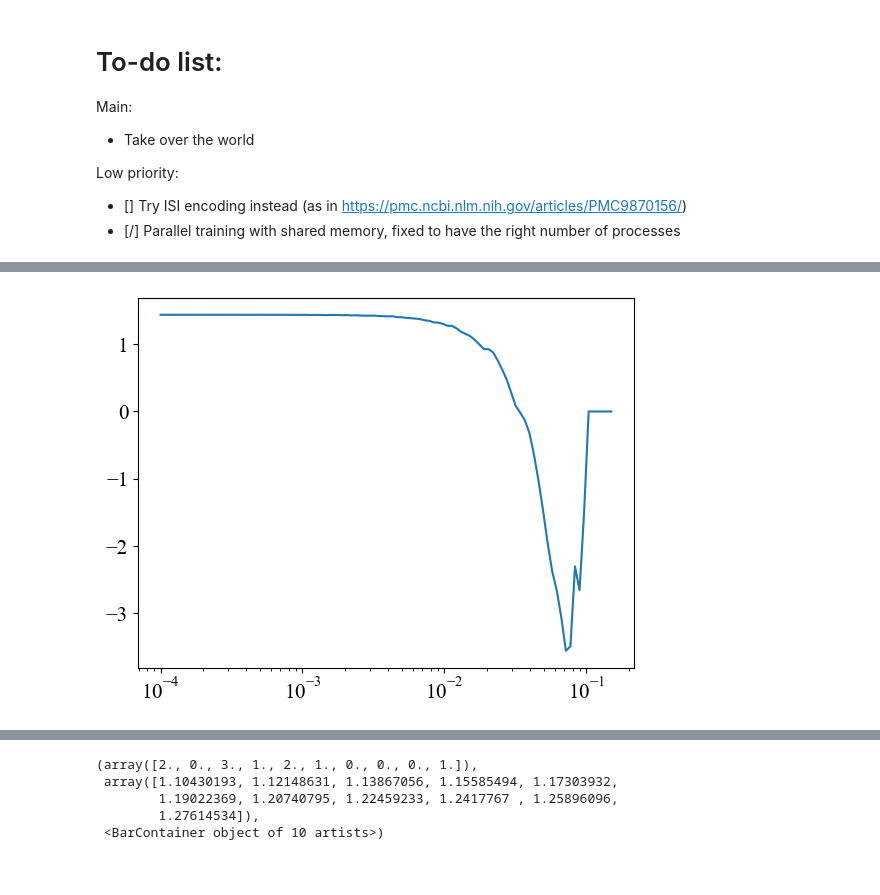
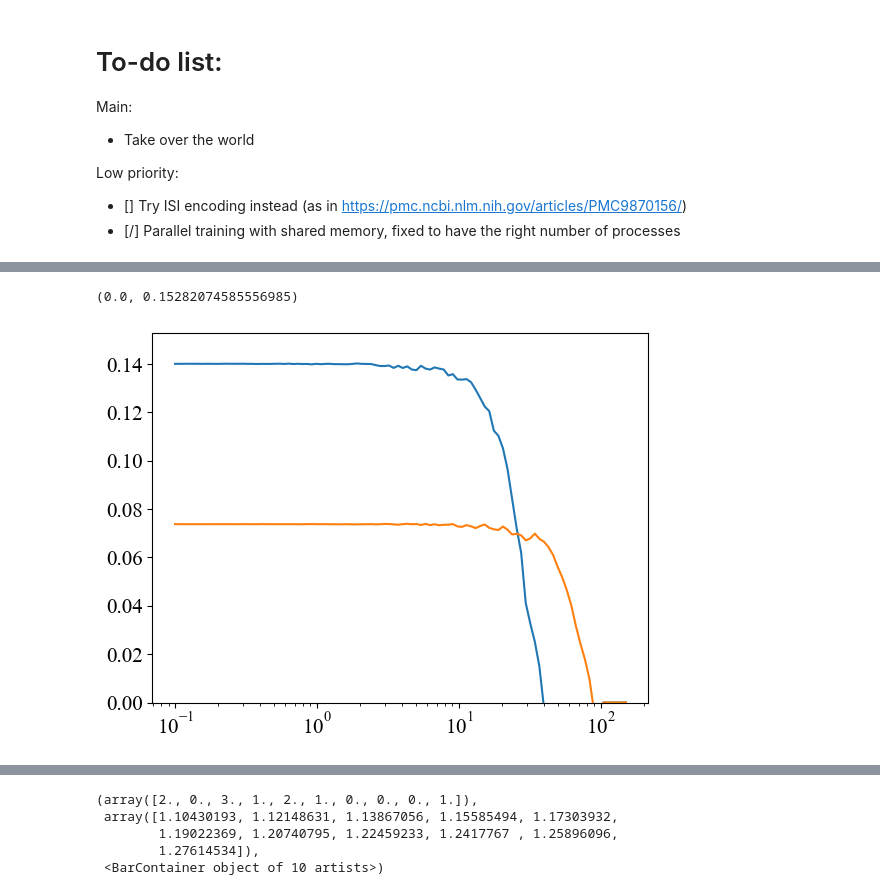
Before and after one commit to LeoJW/VNCMPanalysis, a Jupyter notebook: eslam_MI/Mothy_MI.ipynb, the cells around one changed output, grey strips where cells are left out. Drawn from its saved outputs; the diff is of its cells as text; code cells hidden in the pictures.

Commit message:
quick run to test no spike, ISI

```diff
--- a/eslam_MI/Mothy_MI.ipynb
+++ b/eslam_MI/Mothy_MI.ipynb
@@ -72,32 +72,9 @@ Low priority:
 - [] Try ISI encoding instead (as in https://pmc.ncbi.nlm.nih.gov/articles/PMC9870156/)
 - [/] Parallel training with shared memory, fixed to have the right number of processes
 # %%
-# params = {
-#     # Optimizer parameters (for training)
-#     'epochs': 250,
-#     'window_size': 1.0,
-#     'batch_size': 512, # Number of windows estimator processes at any time
-#     'learning_rate': 5e-3,
-#     'patience': 50,
-#     'min_delta': 0.001,
-#     'eps': 1e-8, # Use 1e-4 if dtypes are float16, 1e-8 for float32 works okay
-#     'train_fraction': 0.95,
-#     'n_test_set_blocks': 5, # Number of contiguous blocks of data to dedicate to test set
-#     'model_cache_dir': model_cache_dir,
-#     # Critic parameters for the estimator
-#     'model_func': DSIB, # DSIB or DVSIB
-#     'layers': 3,
-#     'hidden_dim': 32,#512,
-#     'activation': nn.LeakyReLU, #nn.Softplus
-#     'embed_dim': 6,
-#     'beta': 512, # Just used in DVSIB
-#     'estimator': 'infonce', # Estimator: infonce or smile_5. See estimators.py for all options
-#     'mode': 'sep', # Almost always we'll use separable
-#     'max_n_batches': 256, # If input has more than this many batches, encoder runs are split up for memory management
-# }
 params = {
     # Optimizer parameters (for training)
-    'epochs': 250,
+    'epochs': 300,
     'window_size': 0.05,
     'batch_size': 256, # Number of windows estimator processes at any time
     'learning_rate': 5e-3,
@@ -106,31 +83,39 @@ params = {
     'eps': 1e-8, # Use 1e-4 if dtypes are float16, 1e-8 for float32 works okay
     'train_fraction': 0.95,
     'n_test_set_blocks': 5, # Number of contiguous blocks of data to dedicate to test set
+    'epochs_till_max_shift': 0, # Number of epochs until random shifting is at max
     'model_cache_dir': model_cache_dir,
     # Critic parameters for the estimator
     'model_func': DSIB, # DSIB or DVSIB
+    'activation': nn.LeakyReLU,
     'layers': 3,
-    'hidden_dim': 32,
-    'activation': nn.LeakyReLU,
+    'hidden_dim': 64,
     'embed_dim': 6,
     'beta': 512, # Just used in DVSIB
     'estimator': 'infonce', # Estimator: infonce or smile_5. See estimators.py for all options
     'mode': 'sep', # Almost always we'll use separable
     'max_n_batches': 256, # If input has more than this many batches, encoder runs are split up for memory management
 }
+precision_levels = np.hstack((0, np.logspace(np.log10(0.0001), np.log10(0.15), 100)))
 
-ds = TimeWindowDataset(os.path.join(data_dir, '2025-03-11'), window_size=params['window_size'], neuron_label_filter=1)#, select_x=[10])
-
+# ISI
+ds = TimeWindowDataset(os.path.join(data_dir, '2025-03-11'), window_size=params['window_size'], neuron_label_filter=1, use_ISI=True, select_x=[10])
 this_params = {**params, 'X_dim': ds.X.shape[1] * ds.X.shape[2], 'Y_dim': ds.Y.shape[1] * ds.Y.shape[2]}
-
-# subset_times = np.array([ds.window_times[(ds.window_times.shape[0] // 2)], ds.window_times[-1]])
-
-precision_levels = np.hstack((0, np.logspace(np.log10(0.0001), np.log10(0.15), 100)))
 
 mis_test, train_id = train_model_no_eval(ds, this_params)
 model = retrieve_best_model(mis_test, this_params, train_id=train_id, remove_all=True)
 mi = precision_rounding(precision_levels, ds, model)
 
-plt.plot(precision_levels * 1000, mi)
+# No ISI
+ds = TimeWindowDataset(os.path.join(data_dir, '2025-03-11'), window_size=params['window_size'], neuron_label_filter=1, use_ISI=False, select_x=[10])
+this_params = {**params, 'X_dim': ds.X.shape[1] * ds.X.shape[2], 'Y_dim': ds.Y.shape[1] * ds.Y.shape[2]}
+
+mis_test, train_id = train_model_no_eval(ds, this_params)
+model_reg = retrieve_best_model(mis_test, this_params, train_id=train_id, remove_all=True)
+mi_reg = precision_rounding(precision_levels, ds, model_reg)
+
+plt.plot(precision_levels * 1000, mi[1:])
+plt.plot(precision_levels * 1000, mi_reg[1:])
 plt.gca().set_xscale('log')
+plt.gca().set_ylim(0)
 # %% [output]
@@ -154,4 +139,5 @@ Epoch: 250, DSIB, test: 1.015130639076233
+(0.0, 0.15282074585556985)
-[figure, old version]
+[figure, new version]
 # %%
 mi = np.zeros_like(precision_levels)
 with torch.no_grad():
```
Also changed, not shown: parts of 1 cell of this notebook, 4 other files.
